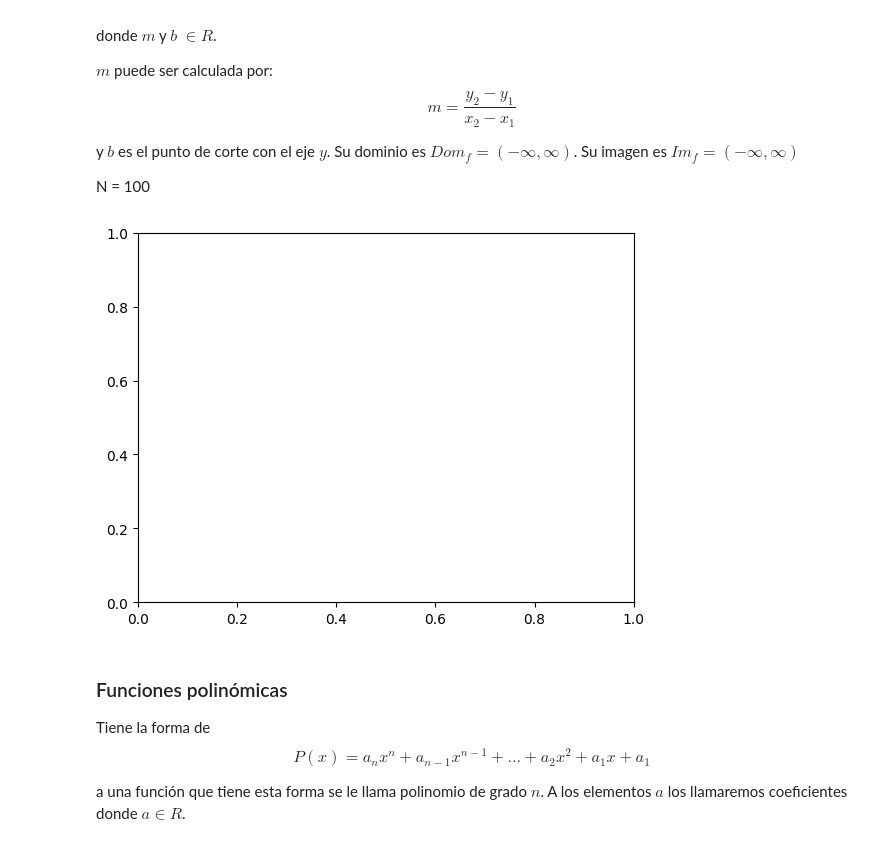
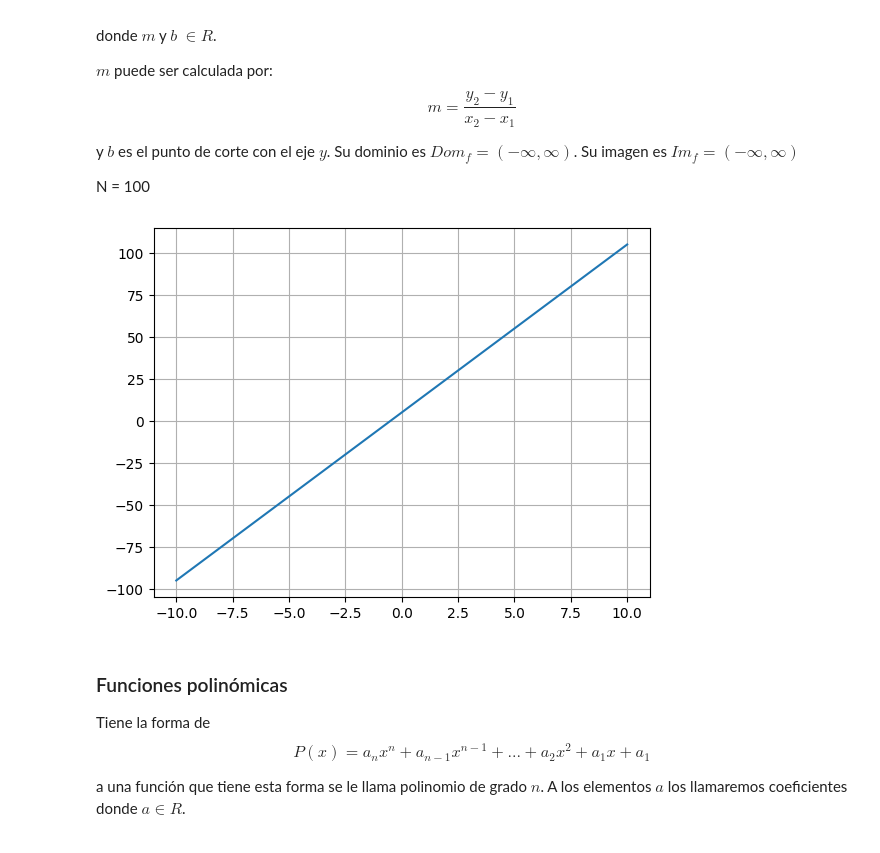
Before and after one commit to AngelDHackerman/fullDataSciencePath, a Jupyter notebook: funciones_matematicas_data_science_AI/1_Programando_funciones.ipynb, the cells around one changed output. Cells and saved outputs as stored; diff of their text form; code cells hidden in the pictures.

```diff
--- a/funciones_matematicas_data_science_AI/1_Programando_funciones.ipynb
+++ b/funciones_matematicas_data_science_AI/1_Programando_funciones.ipynb
@@ -18,18 +18,20 @@ N = 100
 # %%
 N = 100
 m = 10
 b = 5
 
 def f(x):
   return m*x+b
 
 x = np.linspace(-10, 10, num=N)  # ? Crea valores de -10 a 10, dando 100 numeros en el arreglo
 
 y = f(x)
 
 fig, ax = plt.subplots()  # ? Creamos el canvas en blanco con sus ejes
+ax.plot(x, y)  # * Aqui graficamos la linea
+ax.grid()  # * agregamos una cuadricula
 # %% [output]
-[figure, old version]
+[figure, new version]
 # %% [markdown]
 ### Funciones polinómicas
 
```
Also changed, not shown: parts of 1 cell of this notebook.
